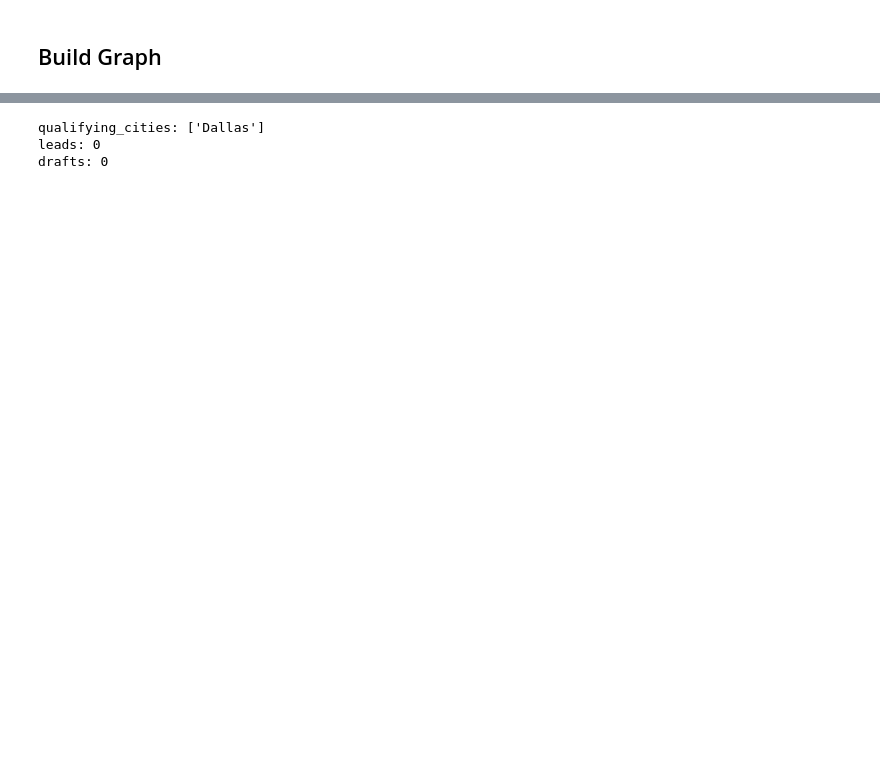
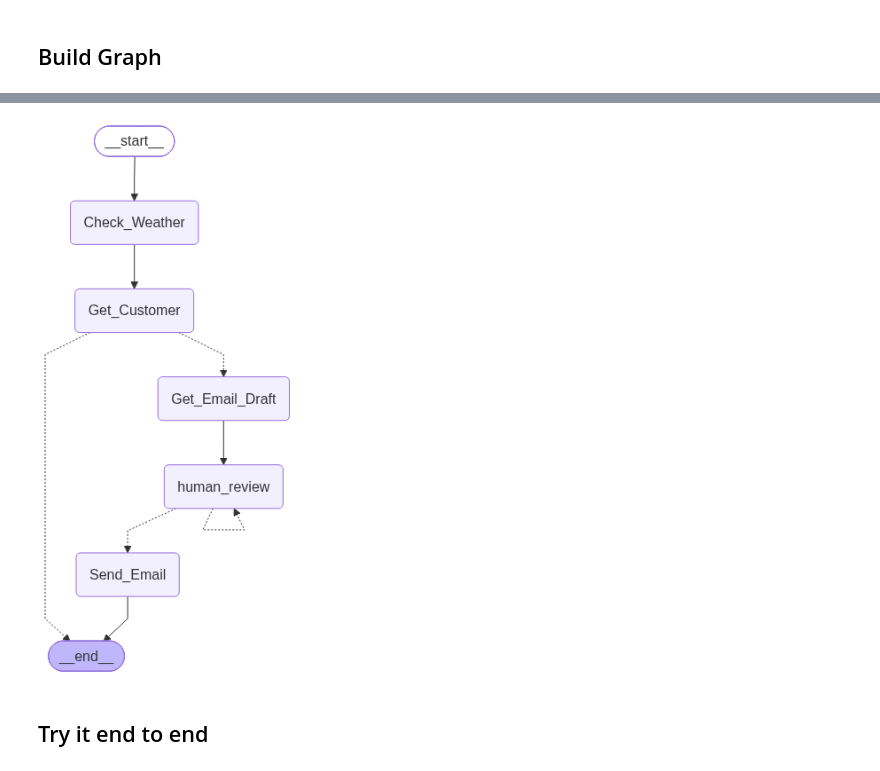
Before and after one commit to muhammadsirajdev/Strom-Lead-Engine, a Jupyter notebook: notebook/weather_agent.ipynb, the cells around one changed output, grey strips where cells are left out. Saved outputs shown, nothing was run; the diff lists cells and outputs as text; code cells hidden in the pictures; blank space fills up the shorter version.

Commit message:
complete workflow; get weather->find customer-> write emails -> human in loop approval -> send email

```diff
--- a/notebook/weather_agent.ipynb
+++ b/notebook/weather_agent.ipynb
@@ -253,7 +254,7 @@ async def weather_monitor_agent(state: RunAState) -> dict:
 
     for city in state["service_cities"]:
         try:
-            raw = await weather_tool.ainvoke({"location": city, "units": "imperial"})
+            raw = await get_current_weather.ainvoke({"location": city, "units": "imperial"})
             payload = json.loads(raw[0]["text"])
 
             event = StormEvent(
@@ -356,7 +382,7 @@ Write the personalized outreach email now, following all system instructions."""
 personalizer_llm = ChatOpenAI(model="gpt-5.4-mini", temperature=0.4).with_structured_output(_EmailContent)
 
 
-async def personalizer_agent(state: RunAState) -> dict:
+async def email_writing_agent(state: RunAState) -> dict:
     """Personalize node: drafts one storm-damage check-in email per lead,
     using GPT-5.4 mini and that lead's city storm context (from the monitor
     node's `storm_events`).
@@ -464,0 +614,9 @@ async def sender_agent(state: RunAState) -> dict:
+# %%
+def route_after_human_review(state: RunAState) -> str:
+    """Rewrite loop: any still-pending draft means a rewrite just came back
+    and needs another look, so loop back into human_review. Otherwise every
+    draft is settled (approved/rejected) and it's on to the sender.
+    """
+    if any(d.status == DraftStatus.PENDING for d in state["drafts"]):
+        return "human_review"
+    return "Send_Email"
@@ -465,19 +633,39 @@ async def sender_agent(state: RunAState) -> dict:
+# %%
+# AsyncPostgresSaver is an async context manager; entered manually (rather than
+# `async with`) so the connection stays open across the notebook's cells.
+checkpointer_cm = AsyncPostgresSaver.from_conn_string(os.environ["DATABASE_URL"])
+checkpointer = await checkpointer_cm.__aenter__()
+await checkpointer.setup()
 # %%
 graph_builder = StateGraph(RunAState)
-graph_builder.add_node("Check_Weather",weather_monitor_agent)
-graph_builder.add_node("Get_Customer",targeting_agent)
-graph_builder.add_node("Get_Email_Draft",personalizer_agent)
-graph_builder.add_node("Send_Draft",sender_agent)
+graph_builder.add_node("Check_Weather", weather_monitor_agent)
+graph_builder.add_node("Get_Customer", targeting_customer_agent)
+graph_builder.add_node("Get_Email_Draft", email_writing_agent)
+graph_builder.add_node("human_review", human_review)
+graph_builder.add_node("Send_Email", sender_agent)
 
-graph_builder.add_edge(START,"Check_Weather")
-graph_builder.add_edge("Check_Weather","Get_Customer")
-graph_builder.add_edge("Get_Customer","Get_Email_Draft")
-graph_builder.add_edge("Get_Email_Draft","Send_Draft")
-graph_builder.add_edge("Send_Draft",END)
+graph_builder.add_edge(START, "Check_Weather")
+graph_builder.add_edge("Check_Weather", "Get_Customer")
+graph_builder.add_conditional_edges(
+    "Get_Customer",
+    route_after_targeting,
+    {"Get_Email_Draft": "Get_Email_Draft", END: END},
+)
+graph_builder.add_edge("Get_Email_Draft", "human_review")
+graph_builder.add_conditional_edges(
+    "human_review",
+    route_after_human_review,
+    {"human_review": "human_review", "Send_Email": "Send_Email"},
+)
+graph_builder.add_edge("Send_Email", END)
 
-graph=graph_builder.compile()
+graph = graph_builder.compile(checkpointer=checkpointer)
 
 display(Image(graph.get_graph().draw_mermaid_png()))
+# %% [output]
+[figure, added]
+# %% [markdown]
+## Try it end to end
 # %%
 # Live OpenWeather data has no qualifying storm right now in any DB metro
 # (Dallas, Austin, San Antonio, Denver, Colorado Springs, Tampa, Orlando,
@@ -505,8 +693,8 @@ monitor_result = {
     "errors": [],
 }
 
-targeting_result = await targeting_agent({"qualifying_cities": monitor_result["qualifying_cities"]})
-personalizer_result = await personalizer_agent({
+targeting_result = await targeting_customer_agent({"qualifying_cities": monitor_result["qualifying_cities"]})
+personalizer_result = await email_writing_agent({
     "leads": targeting_result["leads"],
     "storm_events": monitor_result["storm_events"],
 })
@@ -518,8 +706,4 @@ print("leads:", len(response["leads"]))
 print("drafts:", len(response["drafts"]))
 if response["drafts"]:
     print(response["drafts"][0])
-# %% [output]
-qualifying_cities: ['Dallas']
-leads: 0
-drafts: 0
 # %% [markdown]
```
Also changed, not shown: parts of 29 cells of this notebook, 7 other files.
